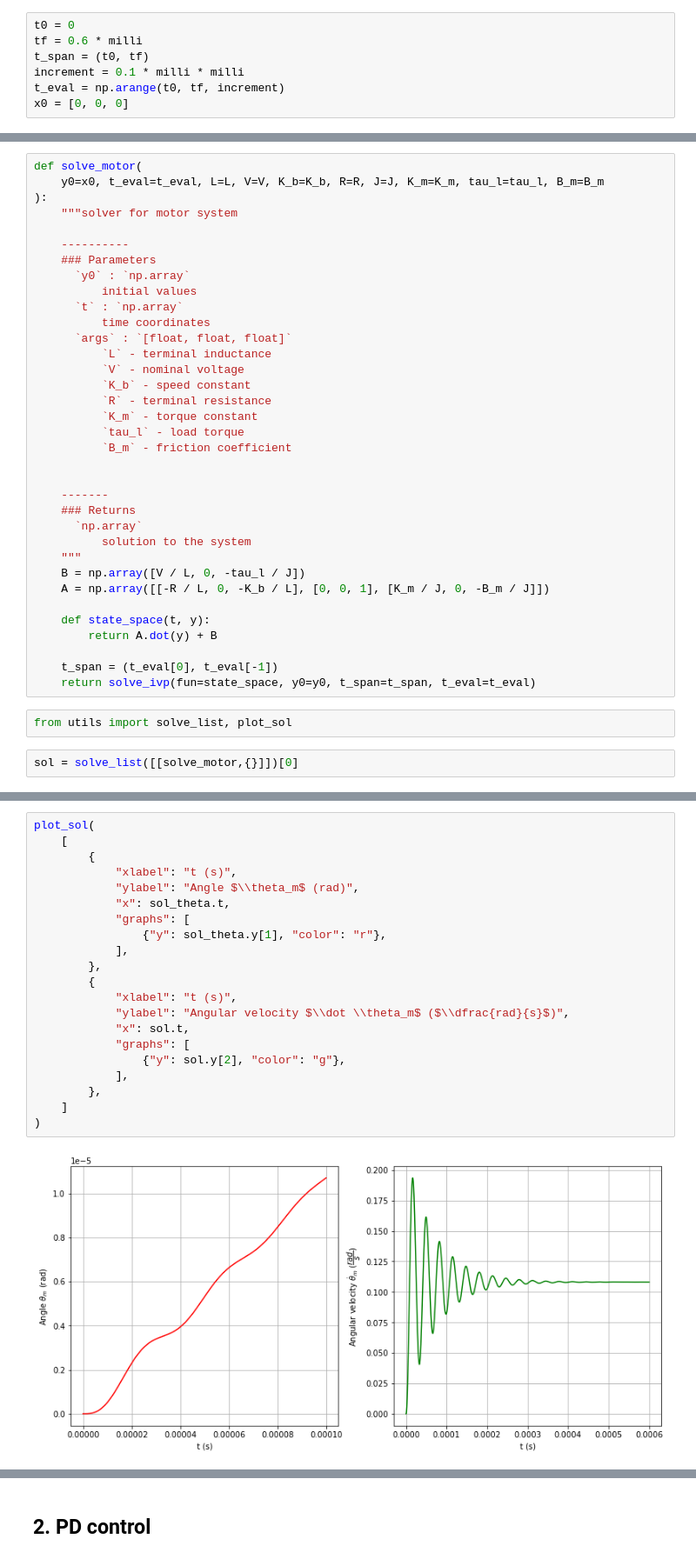
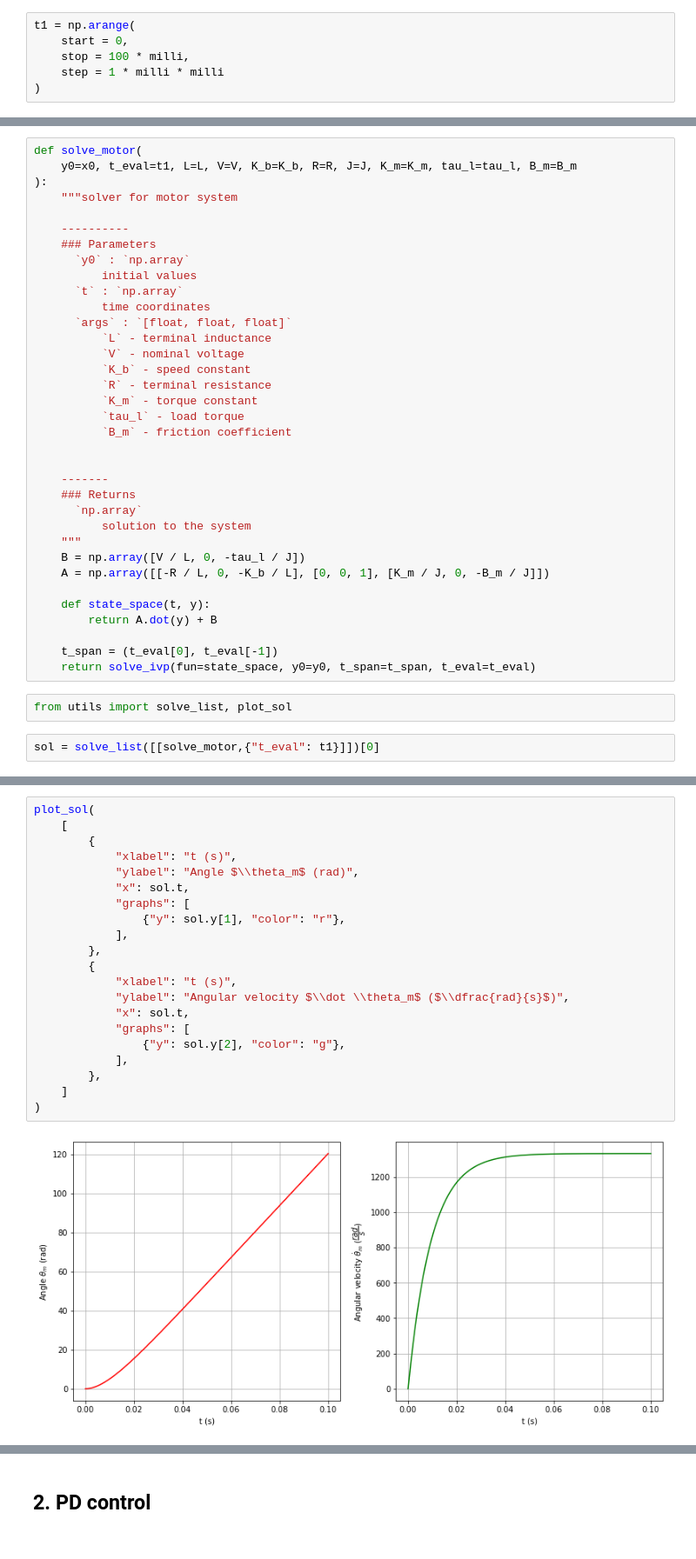
Before and after one commit to deemp/Innopolis, a Jupyter notebook: Lab3/main.ipynb, the cells around one changed output, grey strips where cells are left out. Shown: that part at 87% size. Drawn from its saved outputs; the diff is of its cells as text.

```diff
--- a/Lab3/main.ipynb
+++ b/Lab3/main.ipynb
@@ -40,10 +41,9 @@ K_m = mdata["torque constant, mNm/A"]
 J = mdata["rotor inertia, g*cm^2"]
 tau_l = 0
 B_m = 0
-# %%
-t0 = 0
-tf = 0.6 * milli
-t_span = (t0, tf)
-increment = 0.1 * milli * milli
-t_eval = np.arange(t0, tf, increment)
-x0 = [0, 0, 0]
+# %%
+t1 = np.arange(
+    start = 0,
+    stop = 100 * milli,
+    step = 1 * milli * milli
+)
@@ -50,6 +52,6 @@ x0 = [0, 0, 0]
 # %%
 def solve_motor(
-    y0=x0, t_eval=t_eval, L=L, V=V, K_b=K_b, R=R, J=J, K_m=K_m, tau_l=tau_l, B_m=B_m
+    y0=x0, t_eval=t1, L=L, V=V, K_b=K_b, R=R, J=J, K_m=K_m, tau_l=tau_l, B_m=B_m
 ):
     """solver for motor system
 
@@ -85,4 +87,4 @@ def solve_motor(
 # %%
 from utils import solve_list, plot_sol
 # %%
-sol = solve_list([[solve_motor,{}]])[0]
+sol = solve_list([[solve_motor,{"t_eval": t1}]])[0]
@@ -98,23 +91,23 @@ sol_theta = solve_list([[solve_motor,{"t_eval": t_theta_m}]])[0]
 # %%
 plot_sol(
     [
         {
             "xlabel": "t (s)",
             "ylabel": "Angle $\\theta_m$ (rad)",
-            "x": sol_theta.t,
+            "x": sol.t,
             "graphs": [
-                {"y": sol_theta.y[1], "color": "r"},
+                {"y": sol.y[1], "color": "r"},
             ],
         },
         {
             "xlabel": "t (s)",
             "ylabel": "Angular velocity $\\dot \\theta_m$ ($\\dfrac{rad}{s}$)",
             "x": sol.t,
             "graphs": [
                 {"y": sol.y[2], "color": "g"},
             ],
         },
     ]
 )
 # %% [output]
-[figure, old version]
+[figure, new version]
```
Also changed, not shown: parts of 39 cells of this notebook.
